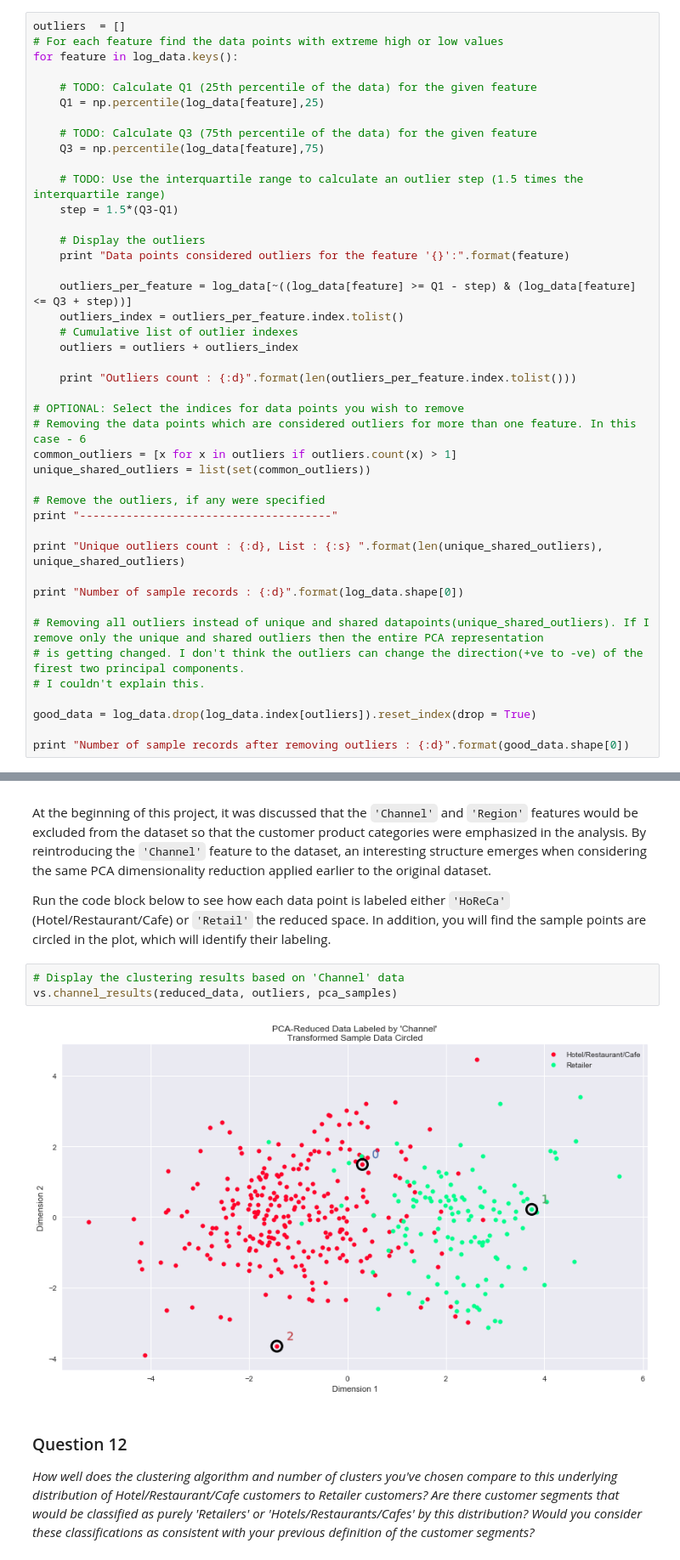
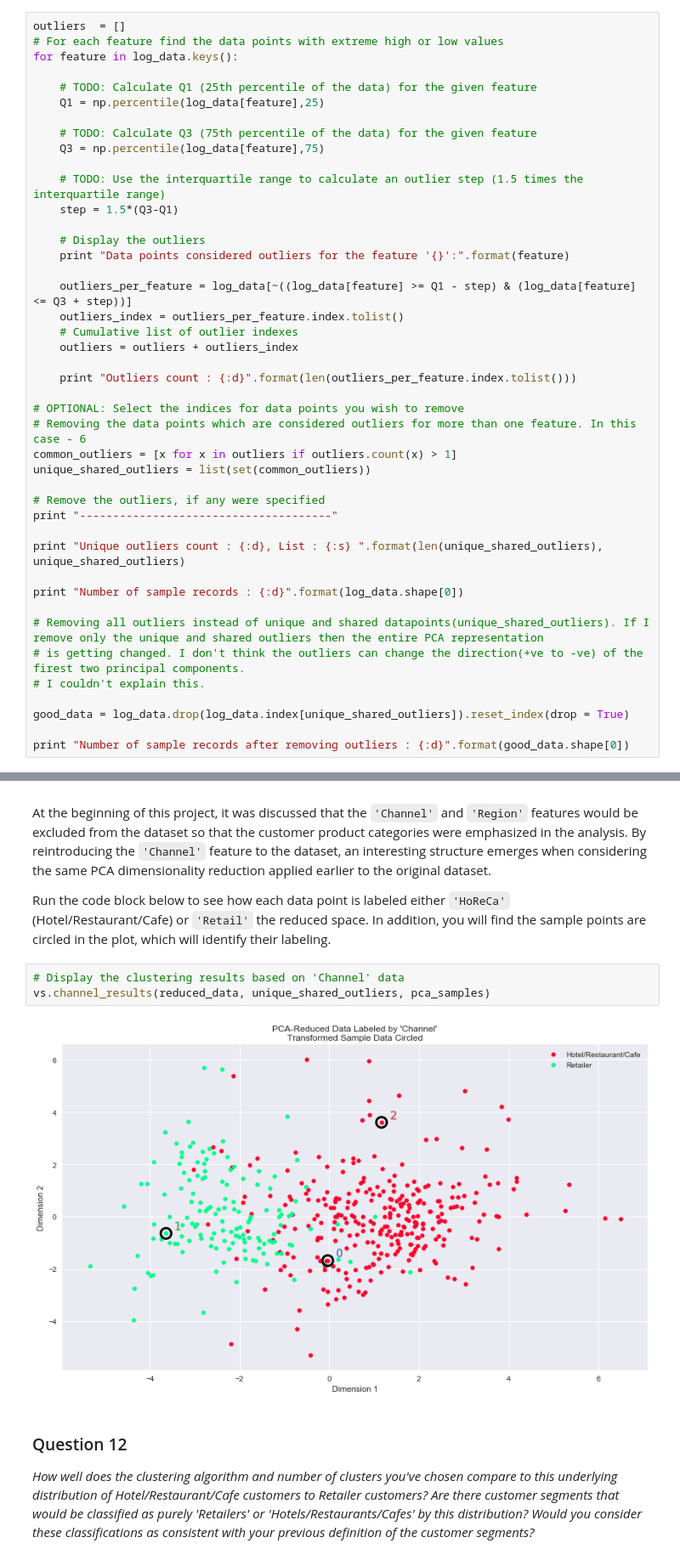
Before and after one commit to manas-mukherjee/MLTools, a Jupyter notebook: src/mlnd-projects/UnsupervisedLearning/customer_segments/customer_segments.ipynb, the cells around one changed output, grey strips where cells are left out. Shown at 85% size. Cells and saved outputs as stored; diff of their text form.

Commit message:
UnsupervisedLearning(CustomerSegment) - Fixing comments after 2nd review. new report(common outliers removed)

```diff
--- a/src/mlnd-projects/UnsupervisedLearning/customer_segments/customer_segments.ipynb
+++ b/src/mlnd-projects/UnsupervisedLearning/customer_segments/customer_segments.ipynb
@@ -353,7 +353,7 @@ print "Number of sample records : {:d}".format(log_data.shape[0])
 # is getting changed. I don't think the outliers can change the direction(+ve to -ve) of the firest two principal components.
 # I couldn't explain this.
 
-good_data = log_data.drop(log_data.index[outliers]).reset_index(drop = True)
+good_data = log_data.drop(log_data.index[unique_shared_outliers]).reset_index(drop = True)
 
 print "Number of sample records after removing outliers : {:d}".format(good_data.shape[0])
 # %% [output]
@@ -743,9 +743,9 @@ At the beginning of this project, it was discussed that the `'Channel'` and `'Re
 Run the code block below to see how each data point is labeled either `'HoReCa'` (Hotel/Restaurant/Cafe) or `'Retail'` the reduced space. In addition, you will find the sample points are circled in the plot, which will identify their labeling.
 # %%
 # Display the clustering results based on 'Channel' data
-vs.channel_results(reduced_data, outliers, pca_samples)
+vs.channel_results(reduced_data, unique_shared_outliers, pca_samples)
 # %% [output]
-[figure, old version]
+[figure, new version]
 # %% [markdown]
 ### Question 12
 *How well does the clustering algorithm and number of clusters you've chosen compare to this underlying distribution of Hotel/Restaurant/Cafe customers to Retailer customers? Are there customer segments that would be classified as purely 'Retailers' or 'Hotels/Restaurants/Cafes' by this distribution? Would you consider these classifications as consistent with your previous definition of the customer segments?*
```
Also changed, not shown: parts of 14 cells of this notebook, 2 other files.
